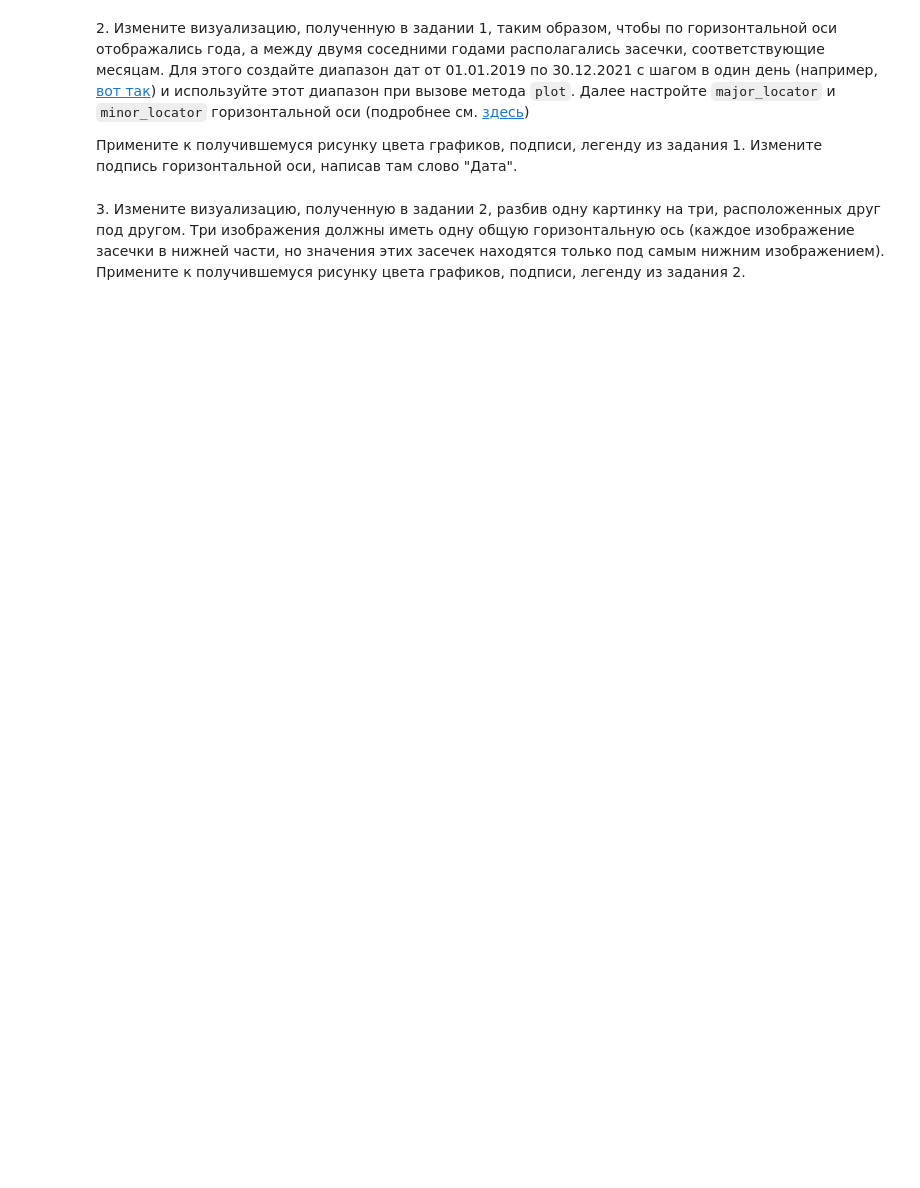
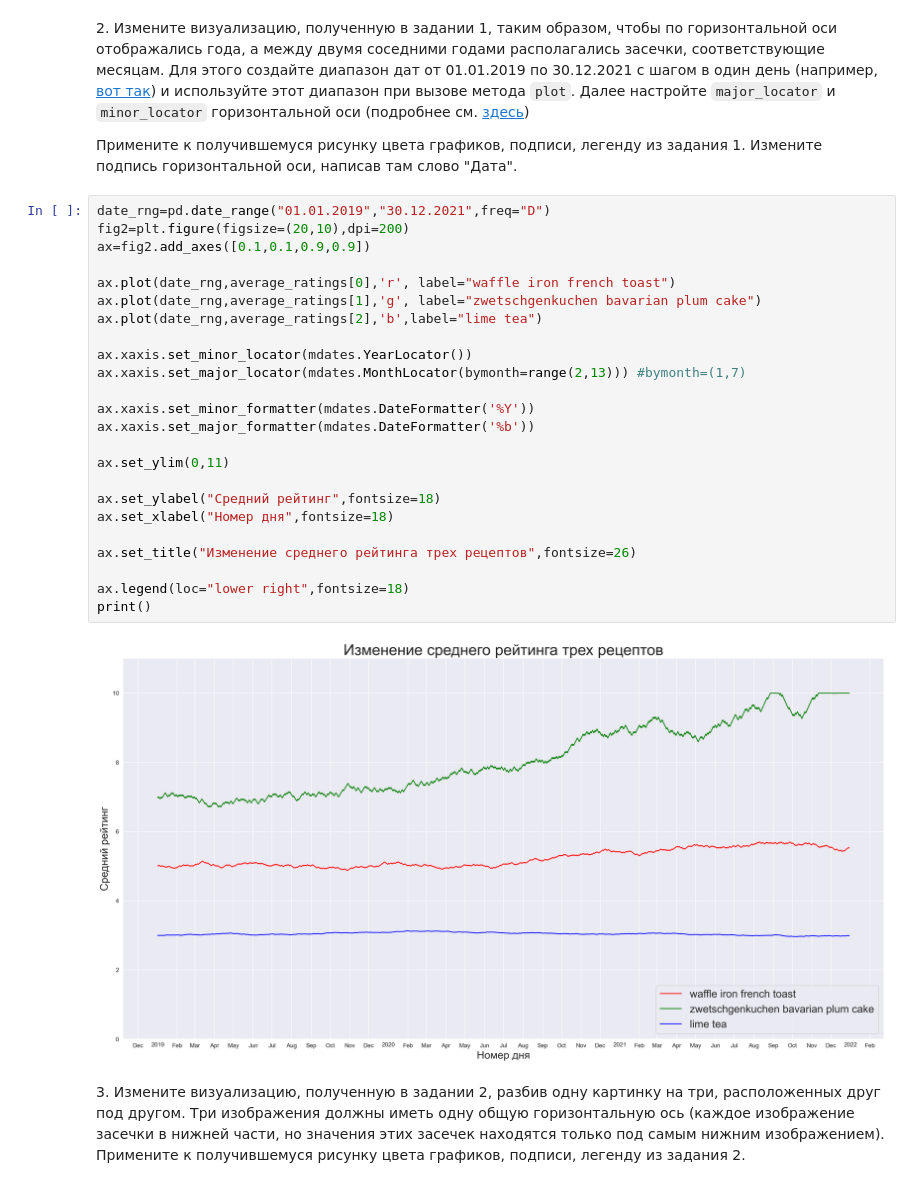
Before and after one commit to lzuard/MTUCI_AI, a Jupyter notebook: Notebooks/Lab_5_Visual.ipynb, the cells around one changed output. Drawn from its saved outputs; the diff is of its cells as text; blank space fills up the shorter version.

```diff
--- a/Notebooks/Lab_5_Visual.ipynb
+++ b/Notebooks/Lab_5_Visual.ipynb
@@ -69,5 +87,31 @@ Successfully installed pandas-datareader-0.10.0
 2\. Измените визуализацию, полученную в задании 1, таким образом, чтобы по горизонтальной оси отображались года, а между двумя соседними годами располагались засечки, соответствующие месяцам. Для этого создайте диапазон дат от 01.01.2019 по 30.12.2021 с шагом в один день (например, [вот так](https://pandas.pydata.org/docs/reference/api/pandas.date_range.html)) и используйте этот диапазон при вызове метода `plot`. Далее настройте `major_locator` и `minor_locator` горизонтальной оси (подробнее см. [здесь](https://matplotlib.org/stable/gallery/text_labels_and_annotations/date.html))
 
 Примените к получившемуся рисунку цвета графиков, подписи, легенду из задания 1. Измените подпись горизонтальной оси, написав там слово "Дата".
+# %%
+date_rng=pd.date_range("01.01.2019","30.12.2021",freq="D")
+fig2=plt.figure(figsize=(20,10),dpi=200)
+ax=fig2.add_axes([0.1,0.1,0.9,0.9])
+
+ax.plot(date_rng,average_ratings[0],'r', label="waffle iron french toast")
+ax.plot(date_rng,average_ratings[1],'g', label="zwetschgenkuchen bavarian plum cake")
+ax.plot(date_rng,average_ratings[2],'b',label="lime tea")
+
+ax.xaxis.set_minor_locator(mdates.YearLocator())
+ax.xaxis.set_major_locator(mdates.MonthLocator(bymonth=range(2,13))) #bymonth=(1,7)
+
+ax.xaxis.set_minor_formatter(mdates.DateFormatter('%Y'))
+ax.xaxis.set_major_formatter(mdates.DateFormatter('%b'))
+
+ax.set_ylim(0,11)
+
+ax.set_ylabel("Средний рейтинг",fontsize=18)
+ax.set_xlabel("Номер дня",fontsize=18)
+
+ax.set_title("Изменение среднего рейтинга трех рецептов",fontsize=26)
+
+ax.legend(loc="lower right",fontsize=18)
+print()
+# %% [output]
+[figure, added]
 # %% [markdown]
 3\. Измените визуализацию, полученную в задании 2, разбив одну картинку на три, расположенных друг под другом. Три изображения должны иметь одну общую горизонтальную ось (каждое изображение засечки в нижней части, но значения этих засечек находятся только под самым нижним изображением). Примените к получившемуся рисунку цвета графиков, подписи, легенду из задания 2.
```
Also changed, not shown: parts of 18 cells of this notebook.
